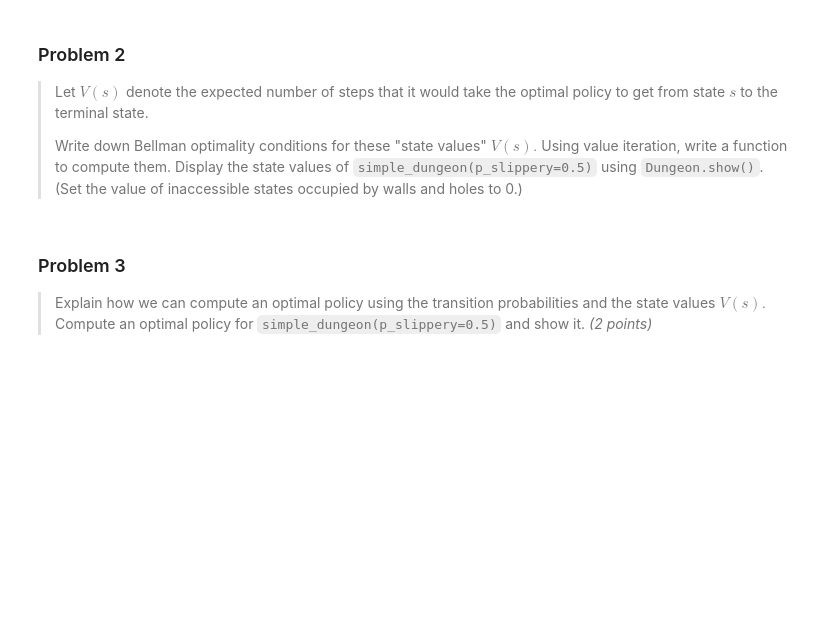
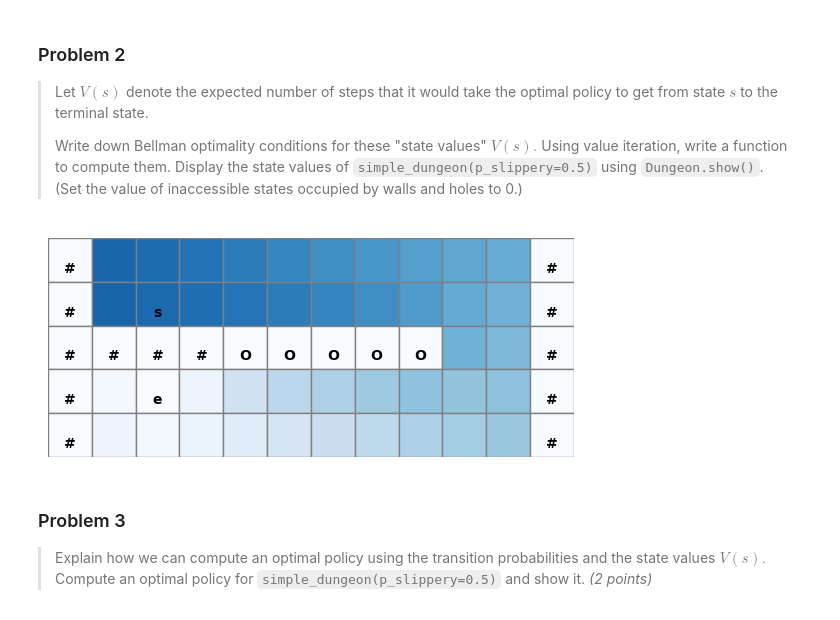
Before and after one commit to Davidpereira2803/IML_Assigments, a Jupyter notebook: Assignment2/homework_2.ipynb, the cells around one changed output. Saved outputs shown, nothing was run; the diff lists cells and outputs as text; code cells hidden in the pictures; blank space fills up the shorter version.

```diff
--- a/Assignment2/homework_2.ipynb
+++ b/Assignment2/homework_2.ipynb
@@ -271,3 +284,39 @@ state_values = compute_values(dungeon)
+# %%
+def compute_values(dungeon: Dungeon) -> np.ndarray:
+    values = np.zeros(dungeon.n_states)
+    # Your code here
+    max_iters = 100
+    tol=1e-6
+
+    for _ in range(max_iters):
+        delta = 0
+        new_values = np.copy(values)
+        for s in range(dungeon.n_states):
+            if s == dungeon.end or dungeon.tiles[s] in ['#', 'O']:
+                new_values[s] = 0
+                continue
+
+            action_values = []
+            for a in range(4):
+                action_value = 0
+                for s_prime in range(dungeon.n_states):
+                    action_value += dungeon.transitions[a,s,s_prime] * (1 + values[s_prime])
+                action_values.append(action_value)
+
+            new_values[s] = min(action_values)
+            delta = max(delta, abs(new_values[s] - values[s]))
+
+        values = new_values
+        if delta < tol:
+            break
+    return values
+
+
+dungeon = simple_dungeon(p_slippery=0.5)
+state_values = compute_values(dungeon)
+dungeon.show(state_values, values=False)
+# %% [output]
+[figure, added]
 # %% [markdown]
 ### Problem 3
 > Explain how we can compute an optimal policy using the transition probabilities and the state values $V(s).$ Compute an optimal policy for `simple_dungeon(p_slippery=0.5)` and show it. _(2 points)_
```
Also changed, not shown: parts of 7 cells of this notebook.
